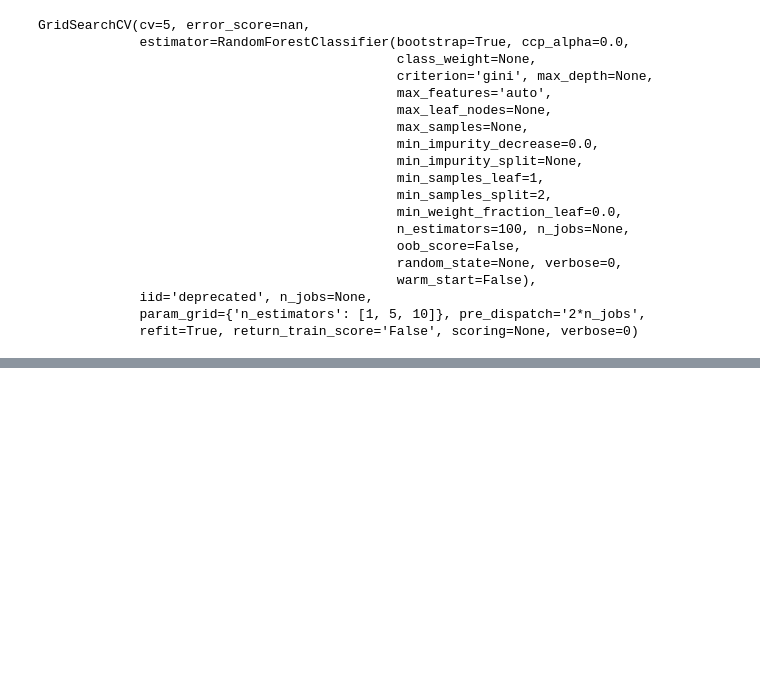
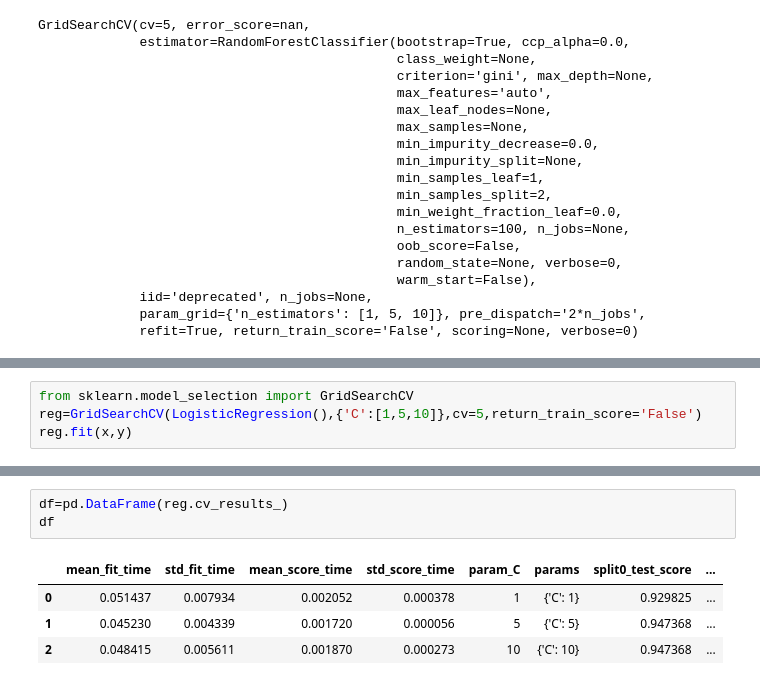
Before and after one commit to Tanmay2262/HyperParameter-Tuning, a Jupyter notebook: Hyperparameter_tuning .ipynb, the cells around one changed output, grey strips where cells are left out. Saved outputs shown, nothing was run; the diff lists cells and outputs as text; blank space fills up the shorter version.

```diff
--- a/Hyperparameter_tuning .ipynb
+++ b/Hyperparameter_tuning .ipynb
@@ -192,0 +218,4 @@ df[['params','mean_test_score']]
+# %%
+from sklearn.model_selection import GridSearchCV
+reg=GridSearchCV(LogisticRegression(),{'C':[1,5,10]},cv=5,return_train_score='False')
+reg.fit(x,y)
@@ -192,0 +252,8 @@ df[['params','mean_test_score']]
+# %%
+df=pd.DataFrame(reg.cv_results_)
+df
+# %% [output]
+|  | mean_fit_time | std_fit_time | mean_score_time | std_score_time | param_C | params | split0_test_score | ... |
+| 0 | 0.051437 | 0.007934 | 0.002052 | 0.000378 | 1 | {'C': 1} | 0.929825 | ... |
+| 1 | 0.045230 | 0.004339 | 0.001720 | 0.000056 | 5 | {'C': 5} | 0.947368 | ... |
+| 2 | 0.048415 | 0.005611 | 0.001870 | 0.000273 | 10 | {'C': 10} | 0.947368 | ... |
```
Also changed, not shown: parts of 18 cells of this notebook.
